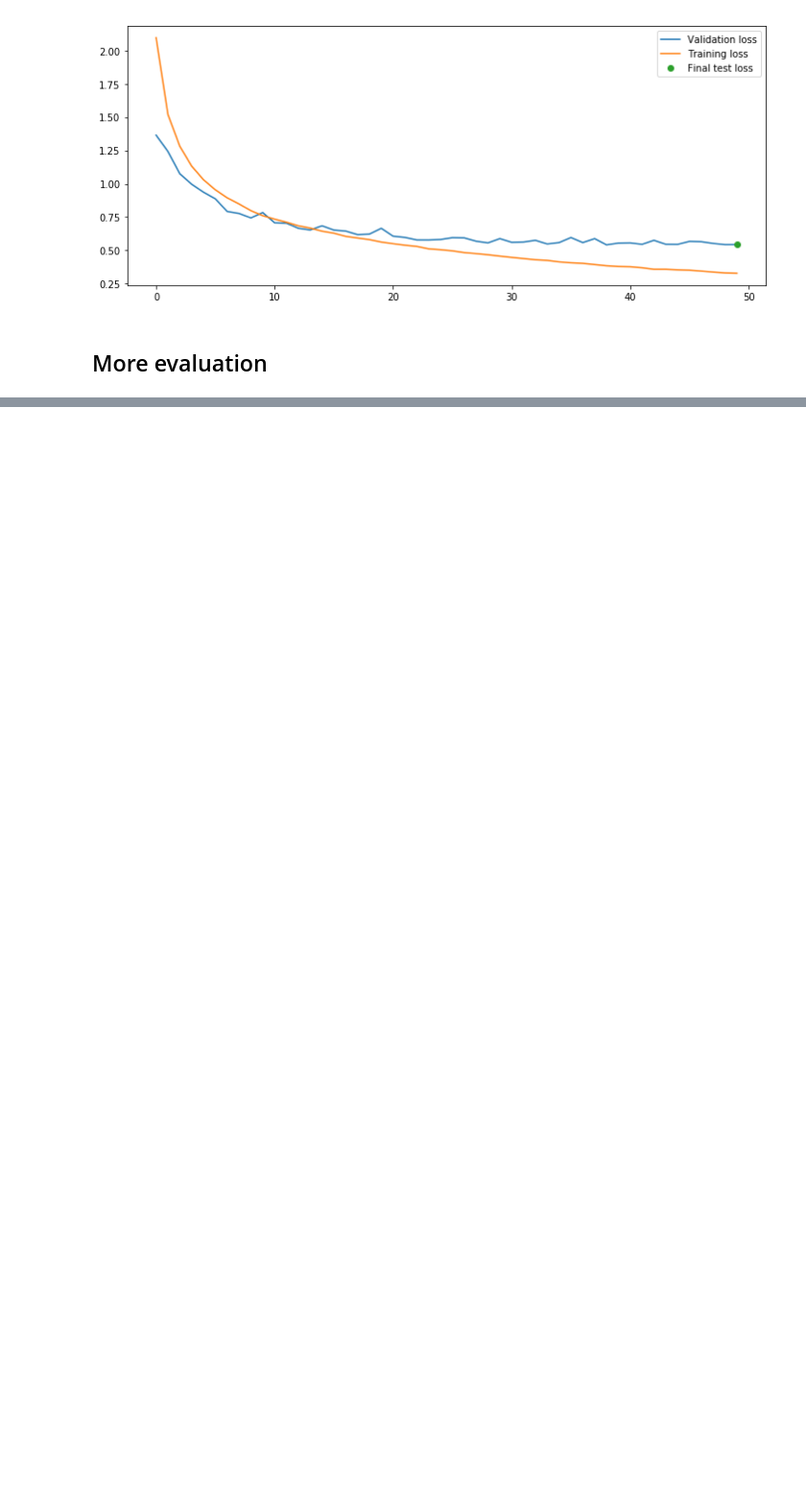
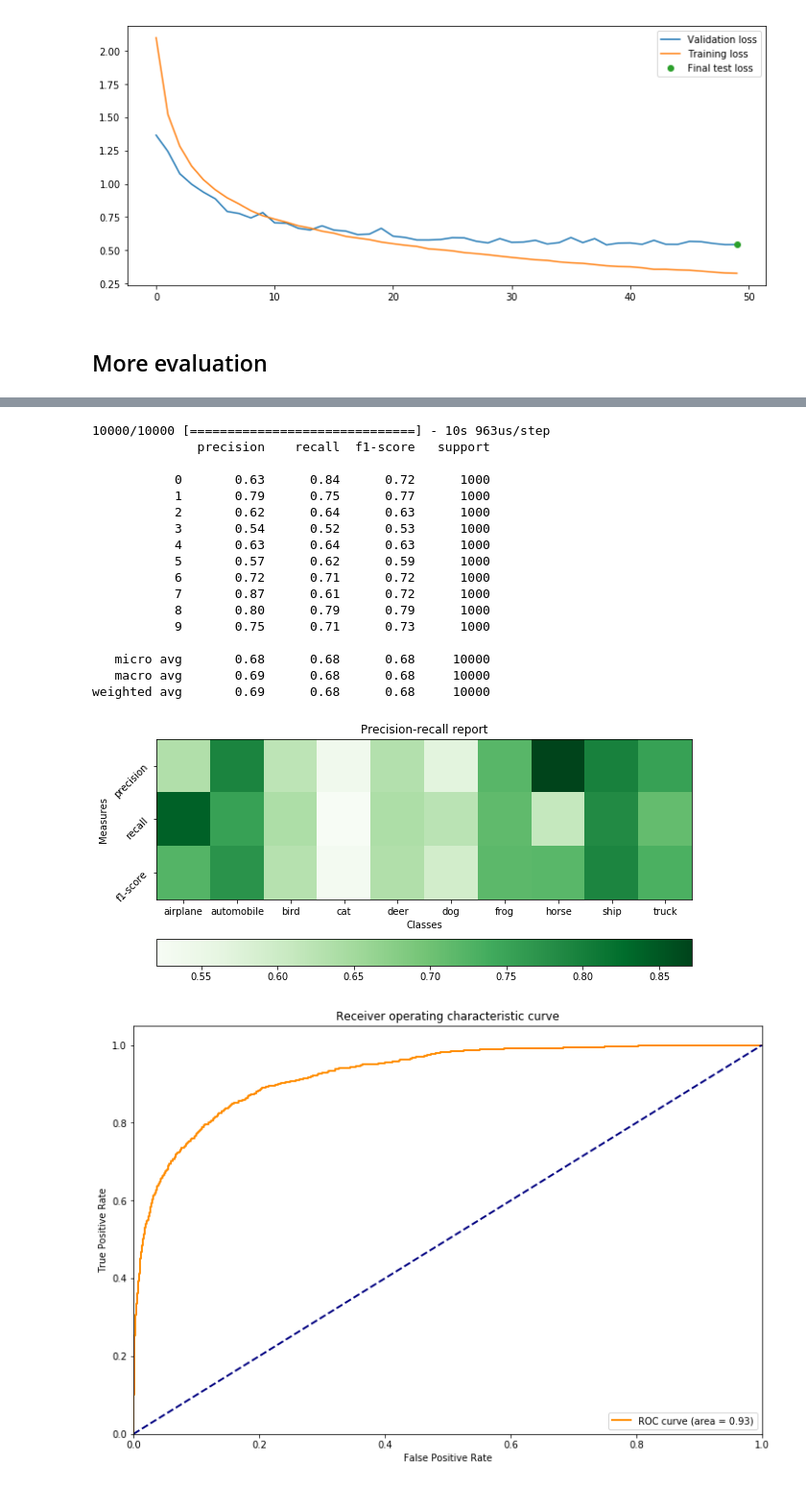
Before and after one commit to vegarab/cifar-image-classification, a Jupyter notebook: docs/cifar-project.ipynb, the cells around one changed output, grey strips where cells are left out. Shown at 96% size. Cells and saved outputs as stored; diff of their text form; code cells hidden in the pictures; blank space fills up the shorter version.

Commit message:
Added known model implementation

```diff
--- a/docs/cifar-project.ipynb
+++ b/docs/cifar-project.ipynb
@@ -361,8 +360,7 @@ def visualize_precision_recall(network, epochs):
     print(report)
 
     # need to do this again to get the dictionary for plots :S
-    report = classification_report(np.argmax(test_labels, axis=1), predicted,
-            output_dict=True)
+    report = classification_report(np.argmax(test_labels, axis=1), predicted, output_dict=True)
 
     plotMat = []
     classes =  ['airplane', 'automobile', 'bird', 'cat', 'deer', 'dog', 'frog', 'horse', 'ship', 'truck']
@@ -427,0 +428,17 @@ weighted avg       0.85      0.85      0.85     10000
+# %%
+vgg = keras.applications.vgg16.VGG16(include_top=False,
+weights='imagenet',
+input_shape=train_images.shape[1:])
+for layer in vgg.layers[:-2]:
+    layer.trainable = False
+model = Sequential()
+model.add(vgg)
+model.add(Flatten())
+model.add(Dense(10, activation="softmax"))
+# %%
+opt = keras.optimizers.rmsprop(lr=0.0001, decay=1e-6)
+model.compile(loss='categorical_crossentropy',
+                  optimizer=opt,
+                  metrics=['accuracy'])
+epochs = 40
+model, history = fit_save_network(model, epochs, 'known')
@@ -427,0 +463,22 @@ weighted avg       0.85      0.85      0.85     10000
+# %%
+visualize_precision_recall(model, epochs)
+# %% [output]
+10000/10000 [==============================] - 10s 963us/step
+              precision    recall  f1-score   support
+
+           0       0.63      0.84      0.72      1000
+           1       0.79      0.75      0.77      1000
+           2       0.62      0.64      0.63      1000
+           3       0.54      0.52      0.53      1000
+           4       0.63      0.64      0.63      1000
+           5       0.57      0.62      0.59      1000
+           6       0.72      0.71      0.72      1000
+           7       0.87      0.61      0.72      1000
+           8       0.80      0.79      0.79      1000
+           9       0.75      0.71      0.73      1000
+
+   micro avg       0.68      0.68      0.68     10000
+   macro avg       0.69      0.68      0.68     10000
+weighted avg       0.69      0.68      0.68     10000
+[figure, added]
+[figure, added]
```
Also changed, not shown: parts of 12 cells of this notebook, 2 other files.
